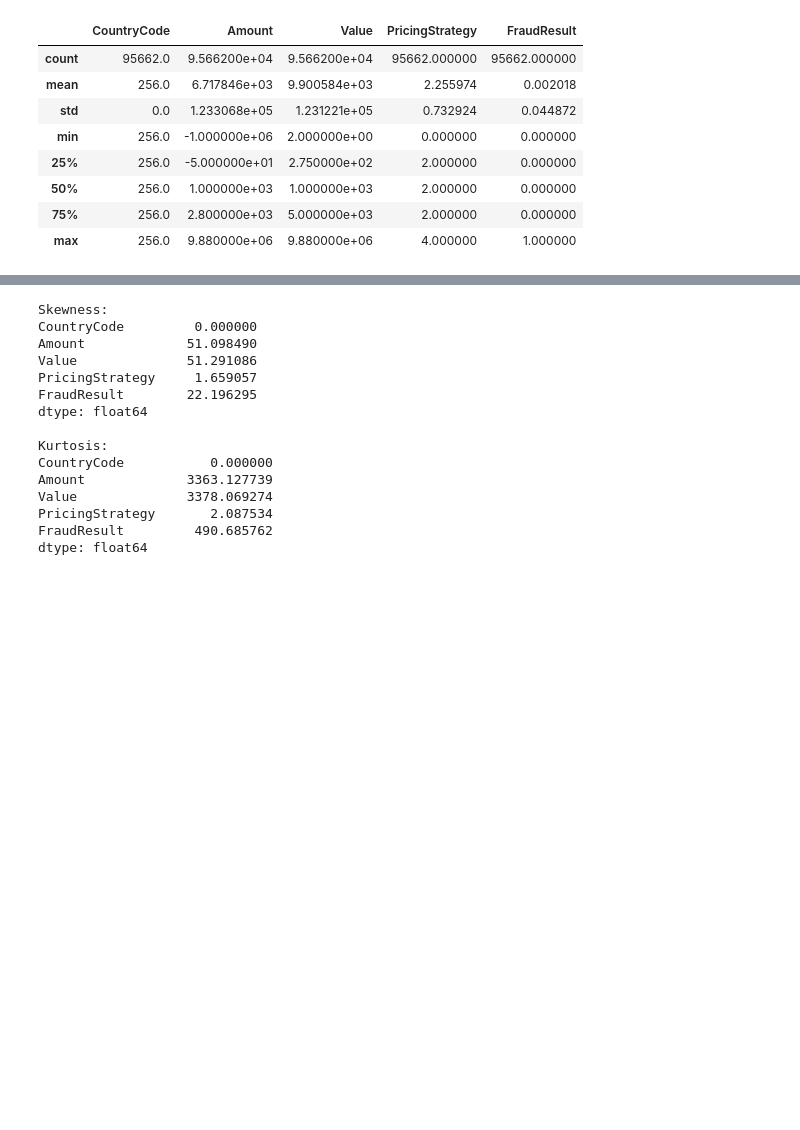
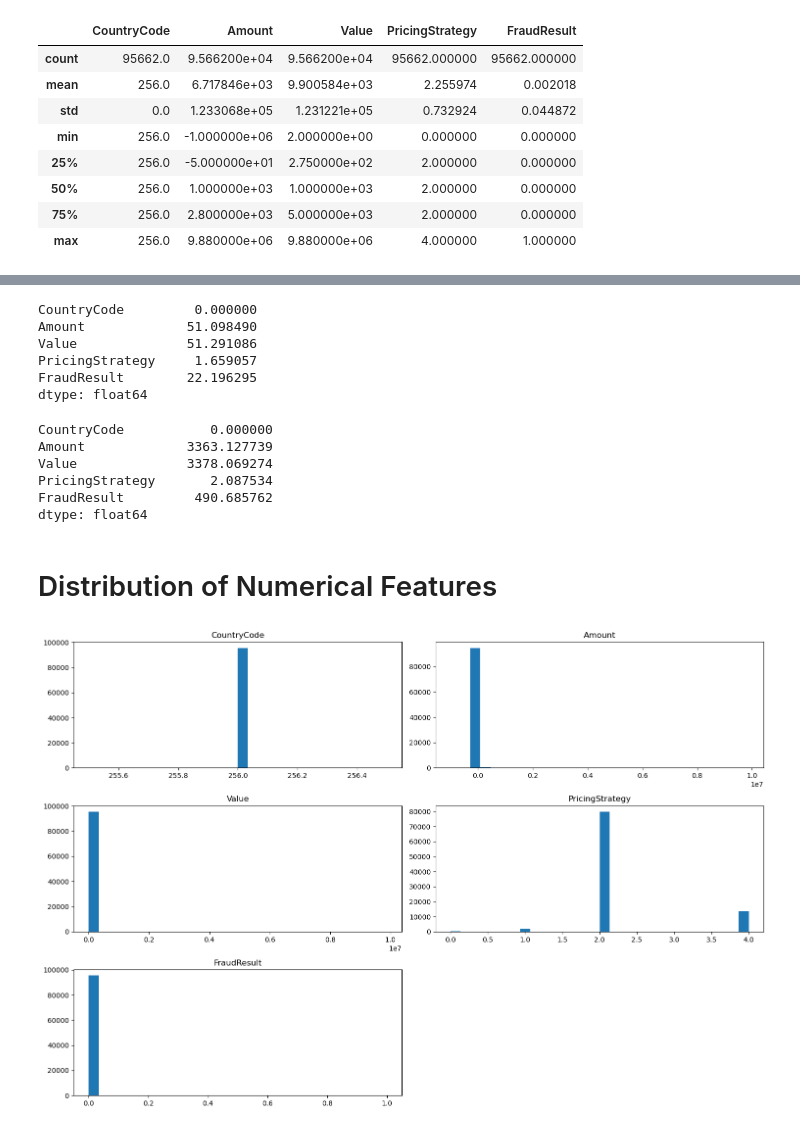
Before and after one commit to nadianesib4334/Bati_Bank_finance_Institute_-credit_score_analysis-edit, a Jupyter notebook: EDA.ipynb, the cells around one changed output, grey strips where cells are left out. Cells and saved outputs as stored; diff of their text form; code cells hidden in the pictures; blank space fills up the shorter version.

```diff
--- a/EDA.ipynb
+++ b/EDA.ipynb
@@ -83,21 +89,22 @@ numeric_data = data.select_dtypes(include=['float64', 'int64'])
 skewness = numeric_data.skew()
 kurtosis = numeric_data.kurtosis()
 # %%
-print(f'Skewness:\n{skewness}\n')
-print(f'Kurtosis:\n{kurtosis}\n')
+skewness
 # %% [output]
-Skewness:
 CountryCode         0.000000
 Amount             51.098490
 Value              51.291086
 PricingStrategy     1.659057
 FraudResult        22.196295
 dtype: float64
-
-Kurtosis:
-CountryCode           0.000000
-Amount             3363.127739
-Value              3378.069274
-PricingStrategy       2.087534
-FraudResult         490.685762
-dtype: float64
+# %%
+kurtosis
+# %% [output]
+CountryCode           0.000000
+Amount             3363.127739
+Value              3378.069274
+PricingStrategy       2.087534
+FraudResult         490.685762
+dtype: float64
+# %% [markdown]
+# Distribution of Numerical Features
@@ -103,0 +113,7 @@ dtype: float64
+# %%
+#Histograms provide a visual representation of the frequency distribution of a numerical feature.
+numeric_data.hist(bins=30, figsize=(15, 10), grid=False) #
+plt.tight_layout()
+plt.show()
+# %% [output]
+[figure, added]
```
Also changed, not shown: parts of 39 cells of this notebook.
